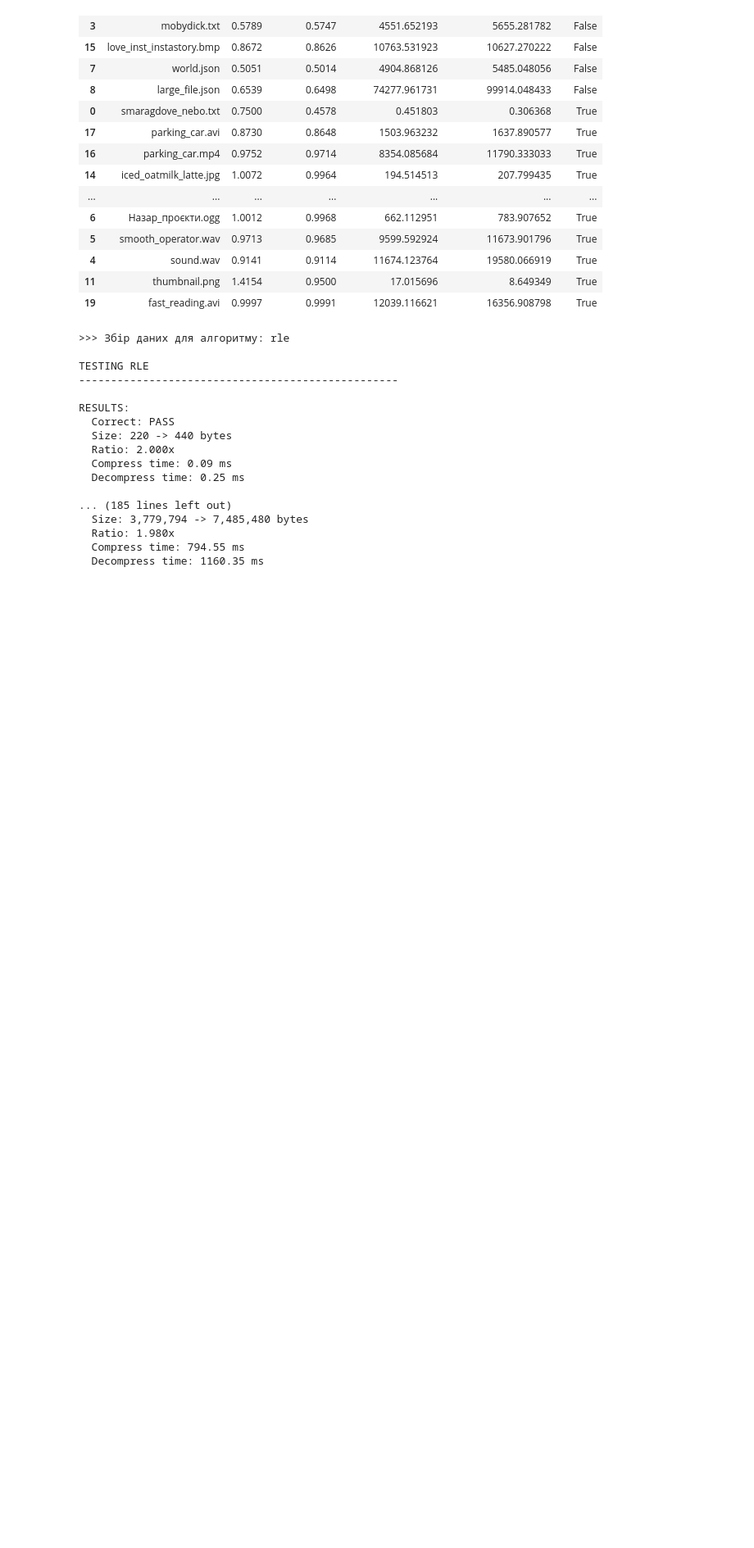
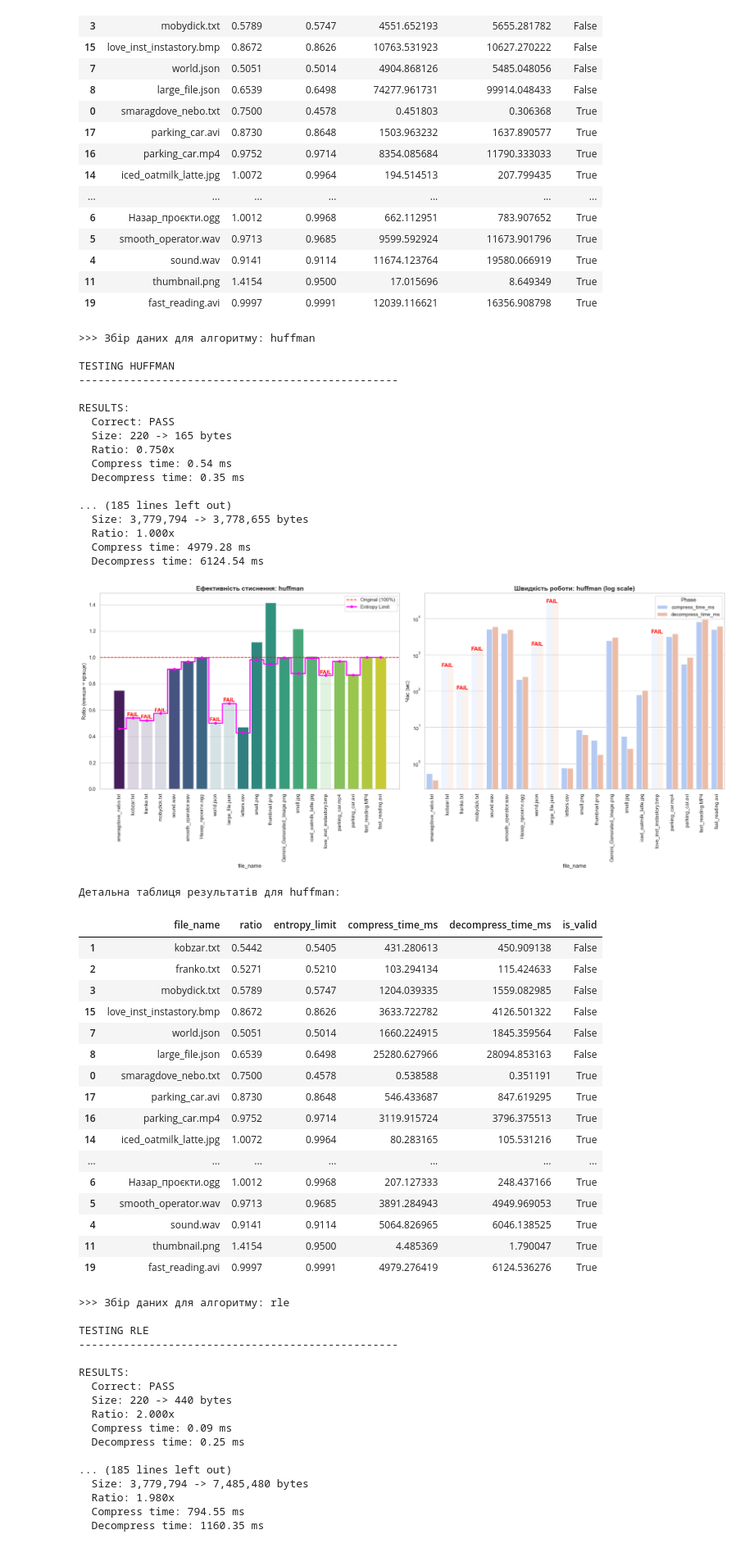
Before and after one commit to yuliiayakymiv/Discrete_math_lab_2sem, a Jupyter notebook: analysis.ipynb, the cells around one changed output. Shown at 82% size. Saved outputs shown, nothing was run; the diff lists cells and outputs as text; code cells hidden in the pictures; blank space fills up the shorter version.

```diff
--- a/analysis.ipynb
+++ b/analysis.ipynb
@@ -657,6 +657,68 @@ RESULTS:
 | 4 | sound.wav | 0.9141 | 0.9114 | 11674.123764 | 19580.066919 | True |
 | 11 | thumbnail.png | 1.4154 | 0.9500 | 17.015696 | 8.649349 | True |
 | 19 | fast_reading.avi | 0.9997 | 0.9991 | 12039.116621 | 16356.908798 | True |
+# %%
+files_to_test = [
+    os.path.join("tests_samples", "smaragdove_nebo.txt"),
+    os.path.join("tests_samples", "kobzar.txt"),
+    os.path.join("tests_samples", "franko.txt"),
+    os.path.join("tests_samples", "mobydick.txt"),
+    os.path.join("tests_samples", "sound.wav"),
+    os.path.join("tests_samples", "smooth_operator.wav"),
+    os.path.join("tests_samples", "Назар_проєкти.ogg"),
+    os.path.join("tests_samples", "world.json"),
+    os.path.join("tests_samples", "large_file.json"),
+    os.path.join("tests_samples", "letters.csv"),
+    os.path.join("tests_samples", "small.png"),
+    os.path.join("tests_samples", "thumbnail.png"),
+    os.path.join("tests_samples", "Gemini_Generated_Image.png"),
+    os.path.join("tests_samples", "small.jpg"),
+    os.path.join("tests_samples", "iced_oatmilk_latte.jpg"),
+    os.path.join("tests_samples", "love_inst_instastory.bmp"),
+    os.path.join("tests_samples", "parking_car.mp4"),
+    os.path.join("tests_samples", "parking_car.avi"),
+    os.path.join("tests_samples", "fast_reading.MP4"),
+    os.path.join("tests_samples", "fast_reading.avi")
+]
+
+run_single_algo_analysis(files_to_test, target_algo='huffman')
+# %% [output]
+>>> Збір даних для алгоритму: huffman
+
+TESTING HUFFMAN
+--------------------------------------------------
+
+RESULTS:
+  Correct: PASS
+  Size: 220 -> 165 bytes
+  Ratio: 0.750x
+  Compress time: 0.54 ms
+  Decompress time: 0.35 ms
+
+... (185 lines left out)
+  Size: 3,779,794 -> 3,778,655 bytes
+  Ratio: 1.000x
+  Compress time: 4979.28 ms
+  Decompress time: 6124.54 ms
+[figure, added]
+Детальна таблиця результатів для huffman:
+|  | file_name | ratio | entropy_limit | compress_time_ms | decompress_time_ms | is_valid |
+| 1 | kobzar.txt | 0.5442 | 0.5405 | 431.280613 | 450.909138 | False |
+| 2 | franko.txt | 0.5271 | 0.5210 | 103.294134 | 115.424633 | False |
+| 3 | mobydick.txt | 0.5789 | 0.5747 | 1204.039335 | 1559.082985 | False |
+| 15 | love_inst_instastory.bmp | 0.8672 | 0.8626 | 3633.722782 | 4126.501322 | False |
+| 7 | world.json | 0.5051 | 0.5014 | 1660.224915 | 1845.359564 | False |
+| 8 | large_file.json | 0.6539 | 0.6498 | 25280.627966 | 28094.853163 | False |
+| 0 | smaragdove_nebo.txt | 0.7500 | 0.4578 | 0.538588 | 0.351191 | True |
+| 17 | parking_car.avi | 0.8730 | 0.8648 | 546.433687 | 847.619295 | True |
+| 16 | parking_car.mp4 | 0.9752 | 0.9714 | 3119.915724 | 3796.375513 | True |
+| 14 | iced_oatmilk_latte.jpg | 1.0072 | 0.9964 | 80.283165 | 105.531216 | True |
+| ... | ... | ... | ... | ... | ... | ... |
+| 6 | Назар_проєкти.ogg | 1.0012 | 0.9968 | 207.127333 | 248.437166 | True |
+| 5 | smooth_operator.wav | 0.9713 | 0.9685 | 3891.284943 | 4949.969053 | True |
+| 4 | sound.wav | 0.9141 | 0.9114 | 5064.826965 | 6046.138525 | True |
+| 11 | thumbnail.png | 1.4154 | 0.9500 | 4.485369 | 1.790047 | True |
+| 19 | fast_reading.avi | 0.9997 | 0.9991 | 4979.276419 | 6124.536276 | True |
 # %%
 files_to_test = [
     os.path.join("tests_samples", "smaragdove_nebo.txt"),
```
Also changed, not shown: parts of 3 cells of this notebook, 1 other file.
